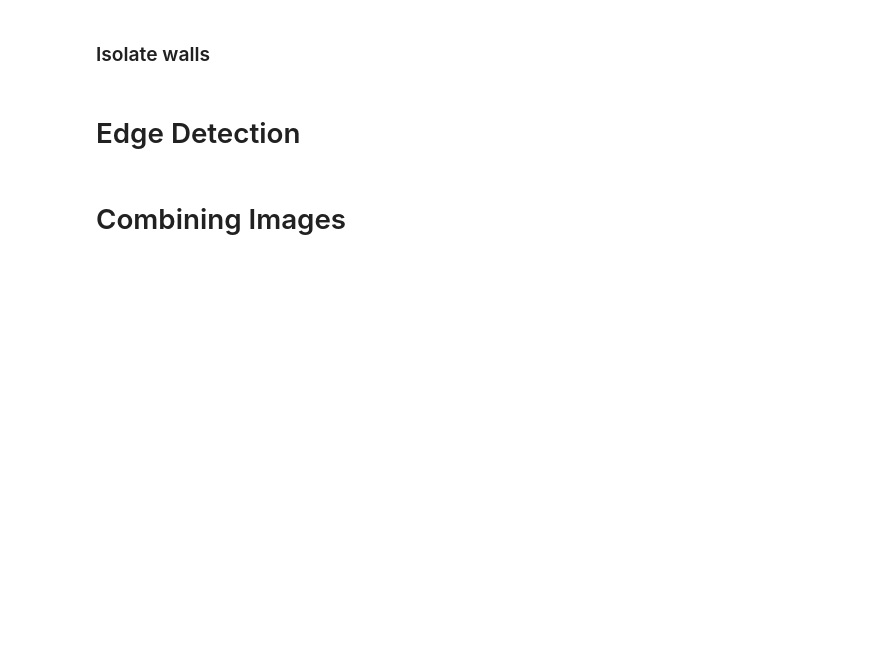
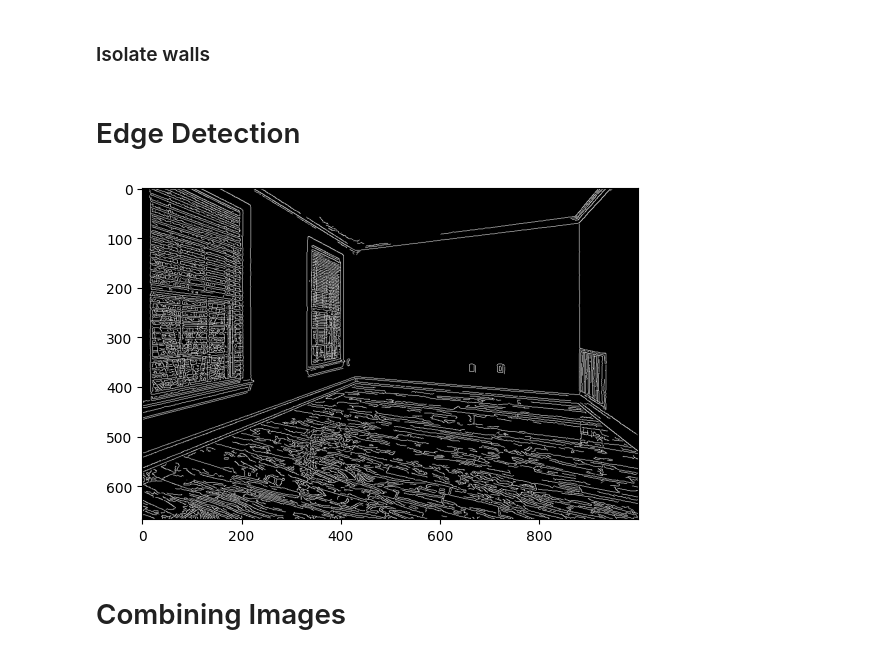
Before and after one commit to kimoshinowo/wallpaper-previewer, a Jupyter notebook: old-versions/edge-detection.ipynb, the cells around one changed output. Cells and saved outputs as stored; diff of their text form; code cells hidden in the pictures; blank space fills up the shorter version.

```diff
--- a/old-versions/edge-detection.ipynb
+++ b/old-versions/edge-detection.ipynb
@@ -89,22 +89,27 @@ ind_2, ind_3 = np.where(labs == "0.47058824,0.47058824,0.47058824,1.0")
 # Edge Detection
 # %%
 import cv2
+import PIL.Image as pil
+from matplotlib import pyplot as plt
+from matplotlib import cm
 
 # Read image
-image = cv2.imread(filename)
+image = cv2.imread('../images/inputs/rooms/real/empty6.jpg')
 
 # Convert image to grayscale
 blur = cv2.blur(image, (3, 3))
 gray = cv2.cvtColor(blur,cv2.COLOR_BGR2GRAY)
 
 # Use canny edge detection
-edges = cv2.Canny(gray,15,50,apertureSize=3)
+edges = cv2.Canny(gray, 15, 30, apertureSize=3)
 
 edge_map = pil.fromarray(edges)
-edge_map.save('images/outputs/edge-detection-output.png')
+edge_map.save('../images/outputs/edge-detection-output.png')
 
 plt.imshow(edge_map, cmap=cm.gray)
 plt.show()
+# %% [output]
+[figure, added]
 # %% [markdown]
 # Combining Images
 # %%
```
